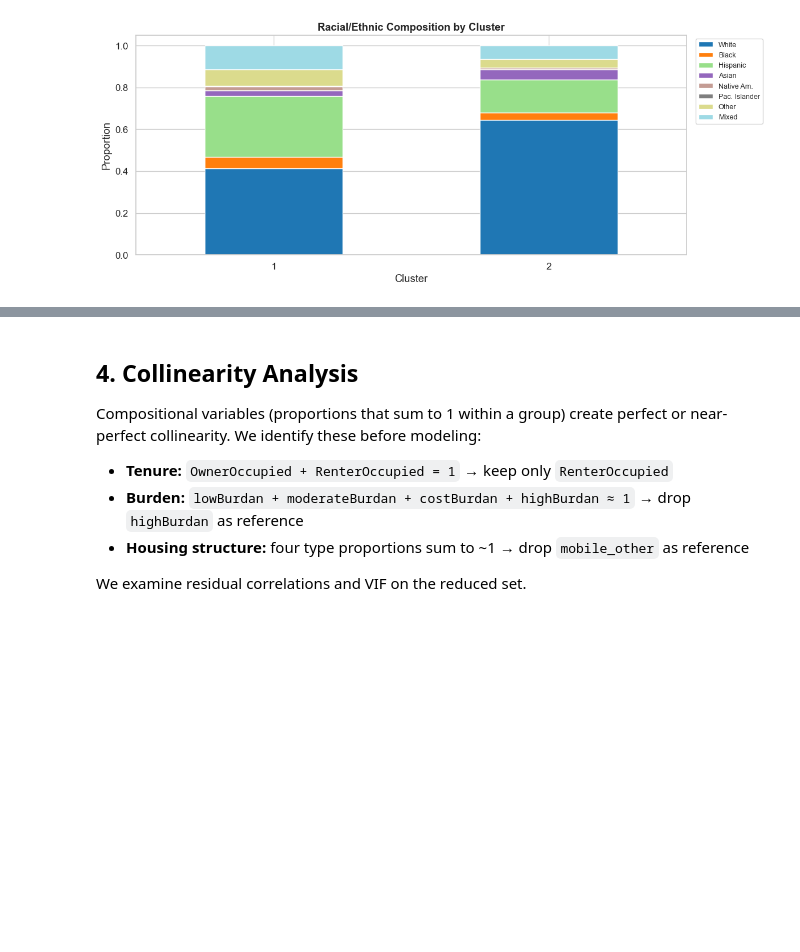
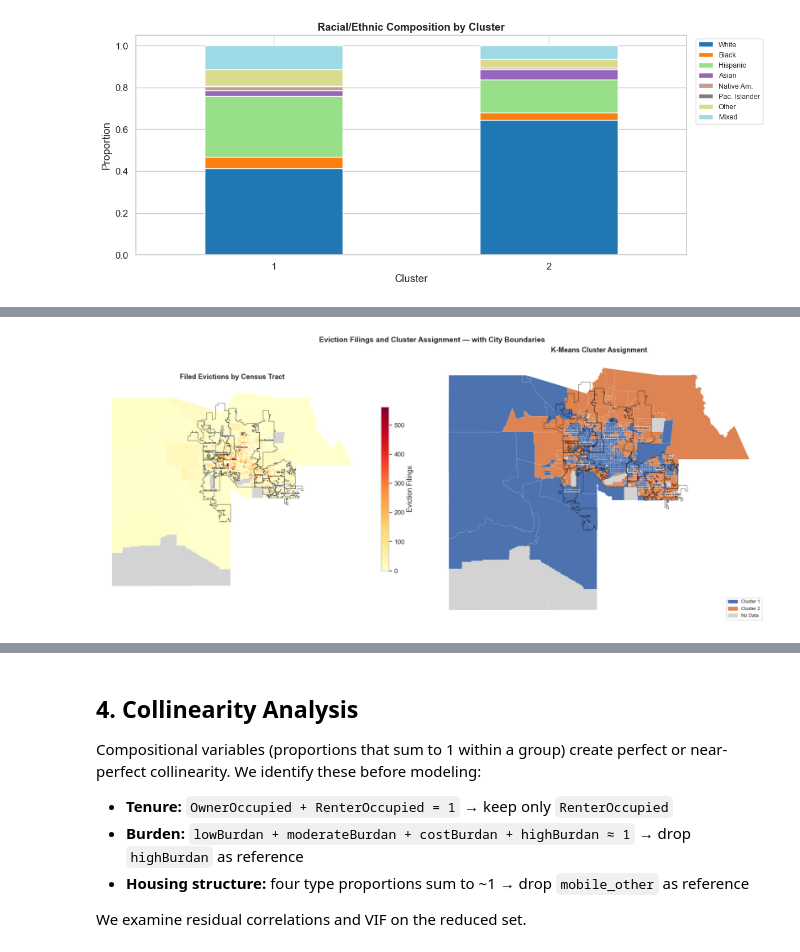
Before and after one commit to victorDeveloper0821/DisplacedVoice, a Jupyter notebook: DataStory.ipynb, the cells around one changed output, grey strips where cells are left out. Saved outputs shown, nothing was run; the diff lists cells and outputs as text; code cells hidden in the pictures; blank space fills up the shorter version.

```diff
--- a/DataStory.ipynb
+++ b/DataStory.ipynb
@@ -316,0 +485,55 @@ plt.show()
+# %%
+# Top cities to label (exclude Unincorporated for outlines/labels)
+label_cities = [c for c in geo_df['city'].value_counts().head(13).index if c != 'Unincorporated']
+
+# Dissolve tracts by city to get city polygons and label positions
+city_dissolved = (
+    geo_df[geo_df['city'].isin(label_cities)]
+    .dissolve(by='city')
+    .reset_index()[['city', 'geometry']]
+)
+city_dissolved['cx'] = city_dissolved.geometry.centroid.x
+city_dissolved['cy'] = city_dissolved.geometry.centroid.y
+
+city_outlines = places_maricopa[places_maricopa['NAME'].isin(label_cities)]
+
+def _overlay_cities(ax):
+    city_outlines.boundary.plot(ax=ax, color='black', linewidth=0.9, alpha=0.55)
+    for _, row in city_dissolved.iterrows():
+        ax.annotate(
+            row['city'], xy=(row['cx'], row['cy']),
+            fontsize=6, ha='center', va='center', fontweight='bold',
+            bbox=dict(boxstyle='round,pad=0.15', fc='white', alpha=0.55, ec='none'),
+        )
+
+fig, axes = plt.subplots(1, 2, figsize=(18, 8))
+fig.suptitle('Eviction Filings and Cluster Assignment — with City Boundaries', fontsize=14, fontweight='bold')
+
+# Left: evictions choropleth + city outlines
+geo_df.plot(
+    column='filedEviction', ax=axes[0], cmap='YlOrRd',
+    legend=True, legend_kwds={'label': 'Eviction Filings', 'shrink': 0.6},
+    missing_kwds={'color': 'lightgrey'}, linewidth=0.15, edgecolor='white',
+)
+_overlay_cities(axes[0])
+axes[0].set_title('Filed Evictions by Census Tract', fontweight='bold')
+axes[0].axis('off')
+
+# Right: cluster assignment + city outlines
+for label, color in zip(['Cluster 1', 'Cluster 2'], ['#4C72B0', '#DD8452']):
+    geo_df[geo_df['cluster_label'] == label].plot(ax=axes[1], color=color, linewidth=0.15, edgecolor='white')
+geo_df[geo_df['cluster_label'].isna()].plot(ax=axes[1], color='lightgrey', linewidth=0.15, edgecolor='white')
+_overlay_cities(axes[1])
+legend_patches = [
+    Patch(color='#4C72B0', label='Cluster 1'),
+    Patch(color='#DD8452', label='Cluster 2'),
+    Patch(color='lightgrey', label='No Data'),
+]
+axes[1].legend(handles=legend_patches, loc='lower right', fontsize=9)
+axes[1].set_title('K-Means Cluster Assignment', fontweight='bold')
+axes[1].axis('off')
+
+plt.tight_layout()
+plt.show()
+# %% [output]
+[figure, added]
```
Also changed, not shown: parts of 9 cells of this notebook, 2 other files.
